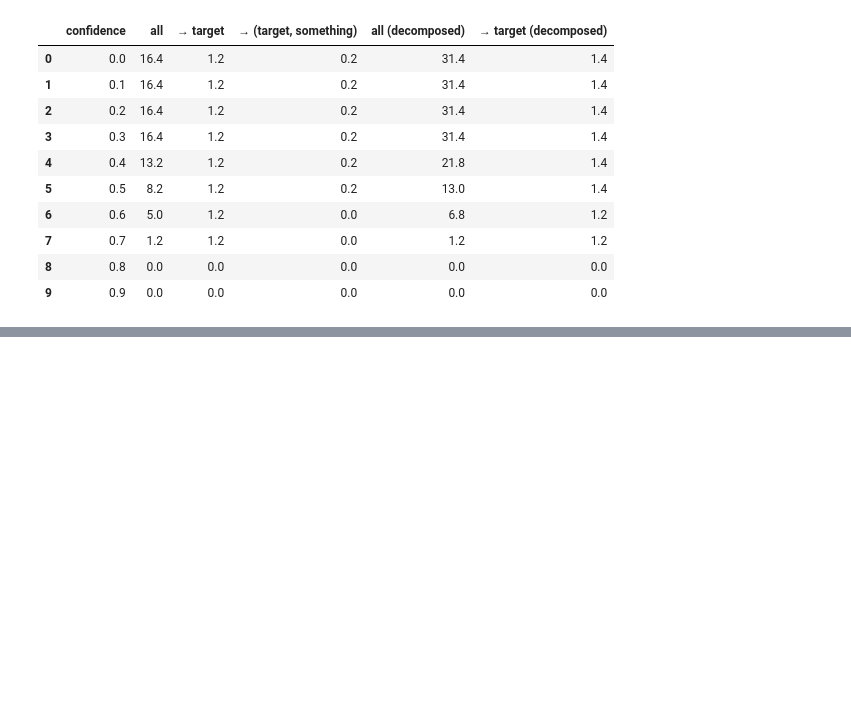
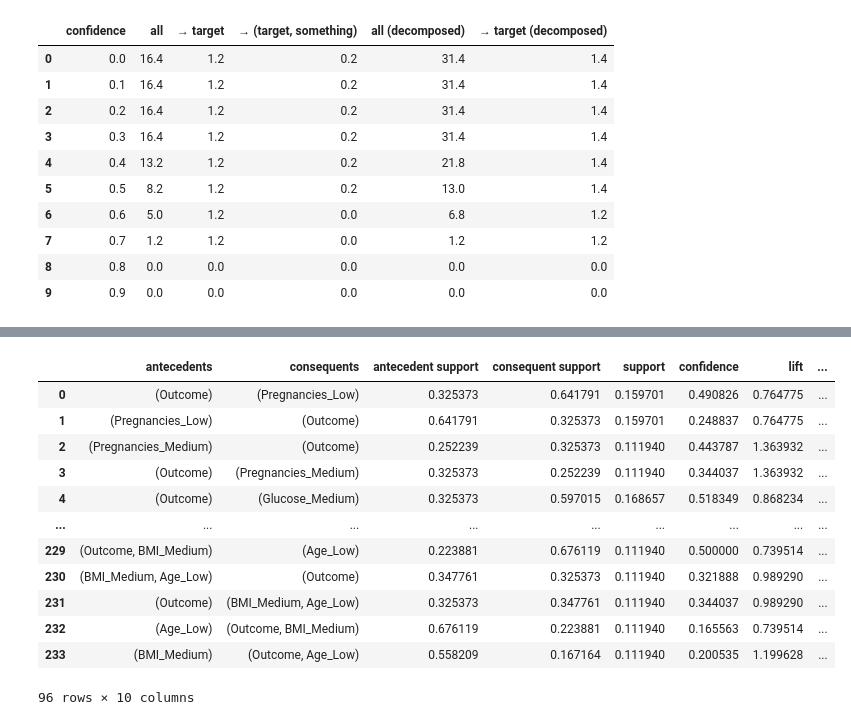
Before and after one commit to k-onoue/lukasiewicz_2, a Jupyter notebook: notebooks/Association_rule.ipynb, the cells around one changed output, grey strips where cells are left out. Drawn from its saved outputs; the diff is of its cells as text; code cells hidden in the pictures; blank space fills up the shorter version.

```diff
--- a/notebooks/Association_rule.ipynb
+++ b/notebooks/Association_rule.ipynb
@@ -1047,0 +1767,17 @@ for rule_info_list in rule_info_list_list:
+# %%
+rules[rules['antecedents'].apply(lambda x: 'Outcome' in x)
+      | rules['consequents'].apply(lambda x: 'Outcome' in x)]
+# %% [output]
+|  | antecedents | consequents | antecedent support | consequent support | support | confidence | lift | ... |
+| 0 | (Outcome) | (Pregnancies_Low) | 0.325373 | 0.641791 | 0.159701 | 0.490826 | 0.764775 | ... |
+| 1 | (Pregnancies_Low) | (Outcome) | 0.641791 | 0.325373 | 0.159701 | 0.248837 | 0.764775 | ... |
+| 2 | (Pregnancies_Medium) | (Outcome) | 0.252239 | 0.325373 | 0.111940 | 0.443787 | 1.363932 | ... |
+| 3 | (Outcome) | (Pregnancies_Medium) | 0.325373 | 0.252239 | 0.111940 | 0.344037 | 1.363932 | ... |
+| 4 | (Outcome) | (Glucose_Medium) | 0.325373 | 0.597015 | 0.168657 | 0.518349 | 0.868234 | ... |
+| ... | ... | ... | ... | ... | ... | ... | ... | ... |
+| 229 | (Outcome, BMI_Medium) | (Age_Low) | 0.223881 | 0.676119 | 0.111940 | 0.500000 | 0.739514 | ... |
+| 230 | (BMI_Medium, Age_Low) | (Outcome) | 0.347761 | 0.325373 | 0.111940 | 0.321888 | 0.989290 | ... |
+| 231 | (Outcome) | (BMI_Medium, Age_Low) | 0.325373 | 0.347761 | 0.111940 | 0.344037 | 0.989290 | ... |
+| 232 | (Age_Low) | (Outcome, BMI_Medium) | 0.676119 | 0.223881 | 0.111940 | 0.165563 | 0.739514 | ... |
+| 233 | (BMI_Medium) | (Outcome, Age_Low) | 0.558209 | 0.167164 | 0.111940 | 0.200535 | 1.199628 | ... |
+96 rows × 10 columns
```
Also changed, not shown: parts of 7 cells of this notebook, 1 other file.
